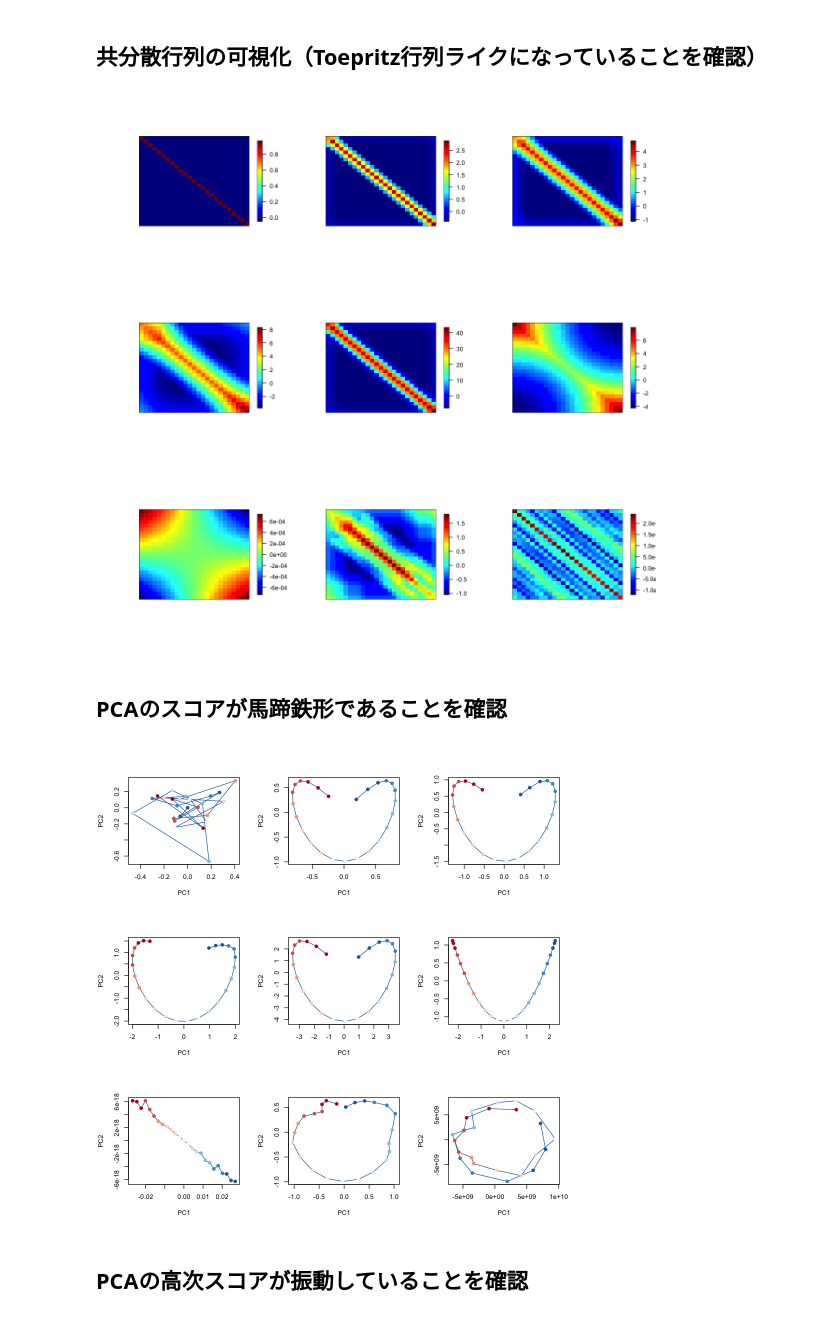
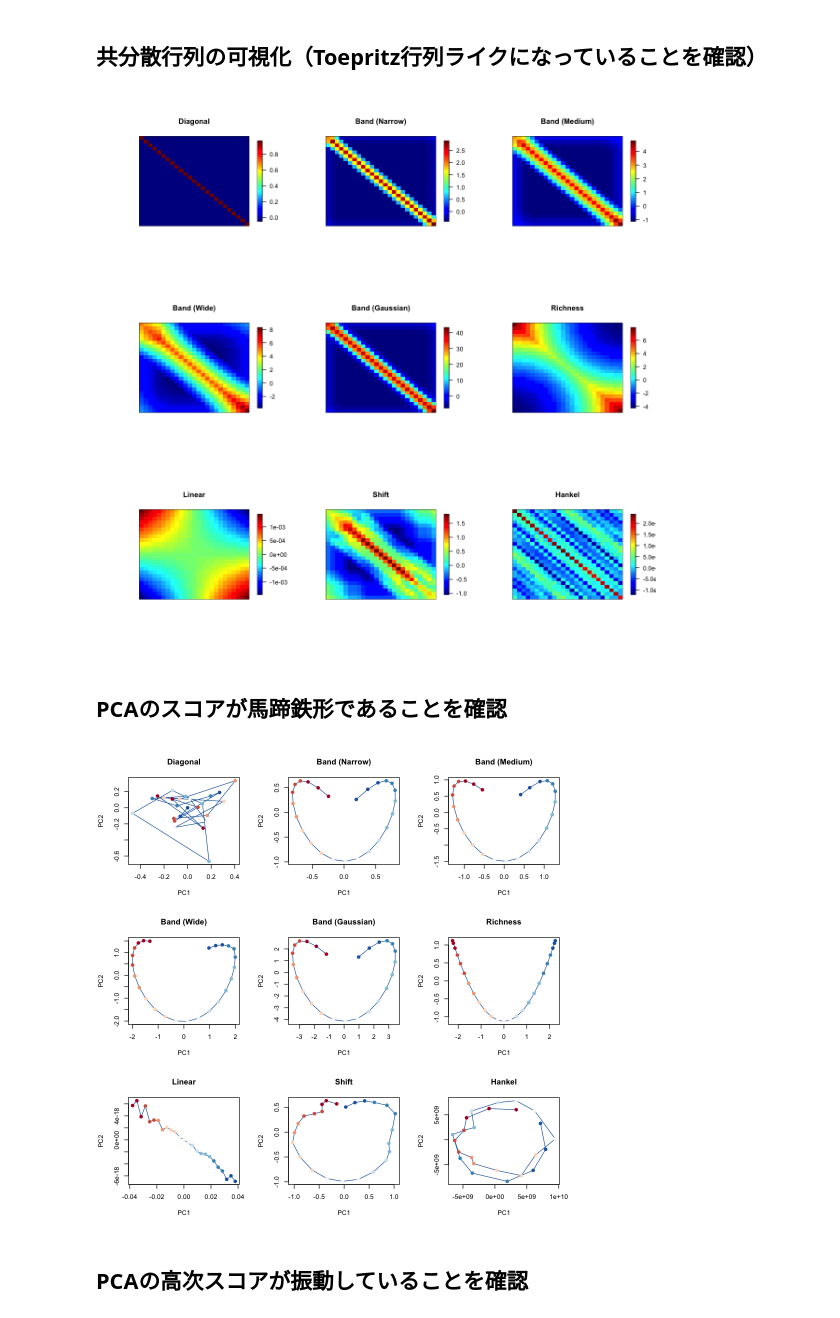
Before and after one commit to kokitsuyuzaki/sequential-experiments, a Jupyter notebook: sequencial_short.ipynb, the cells around one changed output. Saved outputs shown, nothing was run; the diff lists cells and outputs as text; code cells hidden in the pictures.

```diff
--- a/sequencial_short.ipynb
+++ b/sequencial_short.ipynb
@@ -40,9 +40,9 @@ seq_color <- function(n){
 	smoothPalette(-seq_len(n), pal="RdBu")
 }
 
-image.plot2 <- function(x){
+image.plot2 <- function(x, ...){
 	x <- t(x)
-	image.plot(x[, ncol(x):1], xaxt="n", yaxt="n")
+	image.plot(x[, ncol(x):1], xaxt="n", yaxt="n", ...)
 }
 # %% [markdown]
 ## 人工データの作成
@@ -79,7 +79,7 @@ diag(data_richness) <- 1
 data_richness[lower.tri(data_richness)] <- 1
 
 data_linear <- matrix(0, nrow=30, ncol=25)
-data_linear[1:5, ] <- rep(1E-3*(1:ncol(data_linear)), each=5)
+data_linear[1:10, ] <- rep(1E-3*(1:ncol(data_linear)), each=10)
 
 set.seed(1234)
 data_seq <- runif(10)
@@ -140,45 +140,45 @@ data_hankel_norm <- t(scale(t(data_hankel), center=TRUE, scale=FALSE))
 
 layout(rbind(1:3, 4:6, 7:9))
 options(repr.plot.width = 10, repr.plot.height = 10)
-image.plot2(t(data_diagonal_norm) %*% data_diagonal_norm)
-image.plot2(t(data_band_narrow_norm) %*% data_band_narrow_norm)
-image.plot2(t(data_band_medium_norm) %*% data_band_medium_norm)
-image.plot2(t(data_band_wide_norm) %*% data_band_wide_norm)
-image.plot2(t(data_band_gauss_norm) %*% data_band_gauss_norm)
-image.plot2(t(data_richness_norm) %*% data_richness_norm)
-image.plot2(t(data_linear_norm) %*% data_linear_norm)
-image.plot2(t(data_shift_norm) %*% data_shift_norm)
-image.plot2(t(data_hankel_norm) %*% data_hankel_norm)
+image.plot2(t(data_diagonal_norm) %*% data_diagonal_norm, main="Diagonal")
+image.plot2(t(data_band_narrow_norm) %*% data_band_narrow_norm, main="Band (Narrow)")
+image.plot2(t(data_band_medium_norm) %*% data_band_medium_norm, main="Band (Medium)")
+image.plot2(t(data_band_wide_norm) %*% data_band_wide_norm, main="Band (Wide)")
+image.plot2(t(data_band_gauss_norm) %*% data_band_gauss_norm, main="Band (Gaussian)")
+image.plot2(t(data_richness_norm) %*% data_richness_norm, main="Richness")
+image.plot2(t(data_linear_norm) %*% data_linear_norm, main="Linear")
+image.plot2(t(data_shift_norm) %*% data_shift_norm, main="Shift")
+image.plot2(t(data_hankel_norm) %*% data_hankel_norm, main="Hankel")
 # %% [output]
-[figure, old version]
+[figure, new version]
 # %% [markdown]
 ## PCAのスコアが馬蹄鉄形であることを確認
 # %%
 ## PCA
 pca_score_diagonal <- prcomp(t(data_diagonal), center=TRUE, scale=FALSE)$x
 pca_score_band_narrow <- prcomp(t(data_band_narrow), center=TRUE, scale=FALSE)$x
 pca_score_band_medium <- prcomp(t(data_band_medium), center=TRUE, scale=FALSE)$x
 pca_score_band_wide <- prcomp(t(data_band_wide), center=TRUE, scale=FALSE)$x
 pca_score_band_gauss <- prcomp(t(data_band_gauss), center=TRUE, scale=FALSE)$x
 pca_score_richness <- prcomp(t(data_richness), center=TRUE, scale=FALSE)$x
 pca_score_linear <- prcomp(t(data_linear), center=TRUE, scale=FALSE)$x
 pca_score_shift <- prcomp(t(data_shift), center=TRUE, scale=FALSE)$x
 pca_score_hankel <- prcomp(t(data_hankel), center=TRUE, scale=FALSE)$x
 
 ## Score Plot (PCA)
 layout(rbind(1:3, 4:6, 7:9))
 options(repr.plot.width = 8, repr.plot.height = 8)
-plot(pca_score_diagonal[,1:2], type="o", pch=19, col=seq_color(nrow(pca_score_diagonal)))
-plot(pca_score_band_narrow[,1:2], type="o", pch=19, col=seq_color(nrow(pca_score_band_narrow)))
-plot(pca_score_band_medium[,1:2], type="o", pch=19, col=seq_color(nrow(pca_score_band_medium)))
-plot(pca_score_band_wide[,1:2], type="o", pch=19, col=seq_color(nrow(pca_score_band_wide)))
-plot(pca_score_band_gauss[,1:2], type="o", pch=19, col=seq_color(nrow(pca_score_band_gauss)))
-plot(pca_score_richness[,1:2], type="o", pch=19, col=seq_color(nrow(pca_score_richness)))
-plot(pca_score_linear[,1:2], type="o", pch=19, col=seq_color(nrow(pca_score_linear)))
-plot(pca_score_shift[,1:2], type="o", pch=19, col=seq_color(nrow(pca_score_shift)))
-plot(pca_score_hankel[,1:2], type="o", pch=19, col=seq_color(nrow(pca_score_hankel)))
+plot(pca_score_diagonal[,1:2], type="o", pch=19, col=seq_color(nrow(pca_score_diagonal)), main="Diagonal")
+plot(pca_score_band_narrow[,1:2], type="o", pch=19, col=seq_color(nrow(pca_score_band_narrow)), main="Band (Narrow)")
+plot(pca_score_band_medium[,1:2], type="o", pch=19, col=seq_color(nrow(pca_score_band_medium)), main="Band (Medium)")
+plot(pca_score_band_wide[,1:2], type="o", pch=19, col=seq_color(nrow(pca_score_band_wide)), main="Band (Wide)")
+plot(pca_score_band_gauss[,1:2], type="o", pch=19, col=seq_color(nrow(pca_score_band_gauss)), main="Band (Gaussian)")
+plot(pca_score_richness[,1:2], type="o", pch=19, col=seq_color(nrow(pca_score_richness)), main="Richness")
+plot(pca_score_linear[,1:2], type="o", pch=19, col=seq_color(nrow(pca_score_linear)), main="Linear")
+plot(pca_score_shift[,1:2], type="o", pch=19, col=seq_color(nrow(pca_score_shift)), main="Shift")
+plot(pca_score_hankel[,1:2], type="o", pch=19, col=seq_color(nrow(pca_score_hankel)), main="Hankel")
 # %% [output]
-[figure, old version]
+[figure, new version]
 # %% [markdown]
 ## PCAの高次スコアが振動していることを確認
 # %%
```
Also changed, not shown: parts of 8 cells of this notebook, 1 other file.
